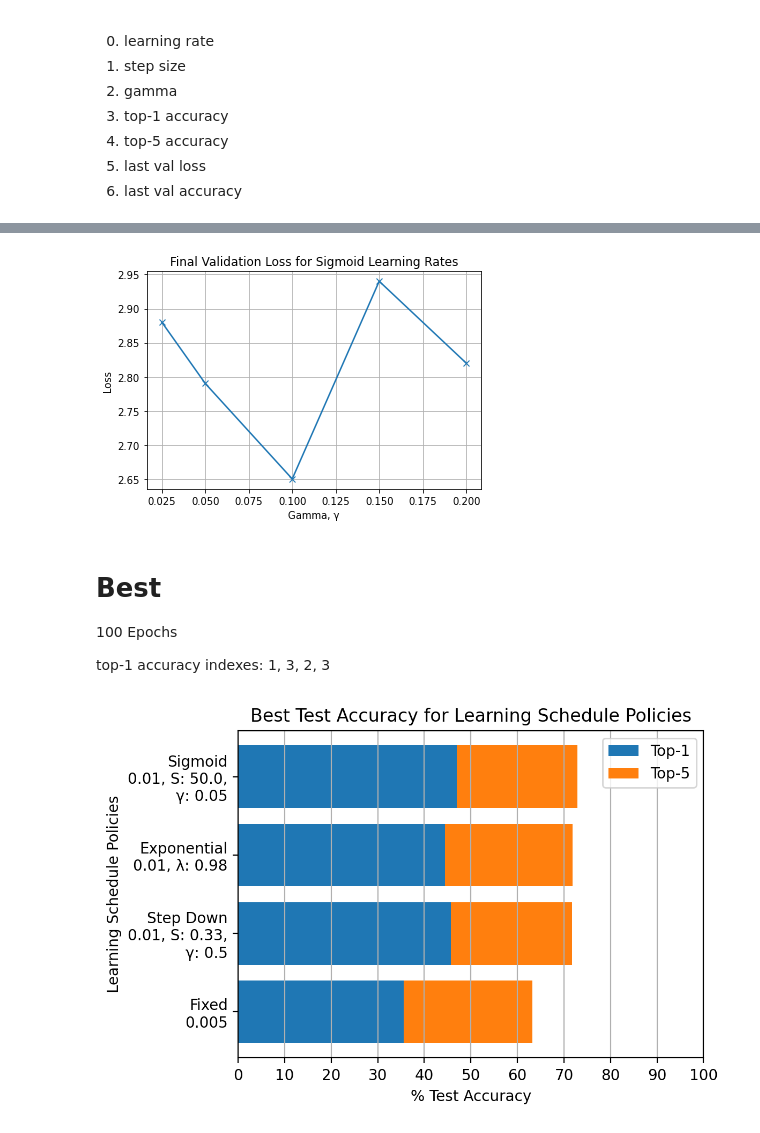
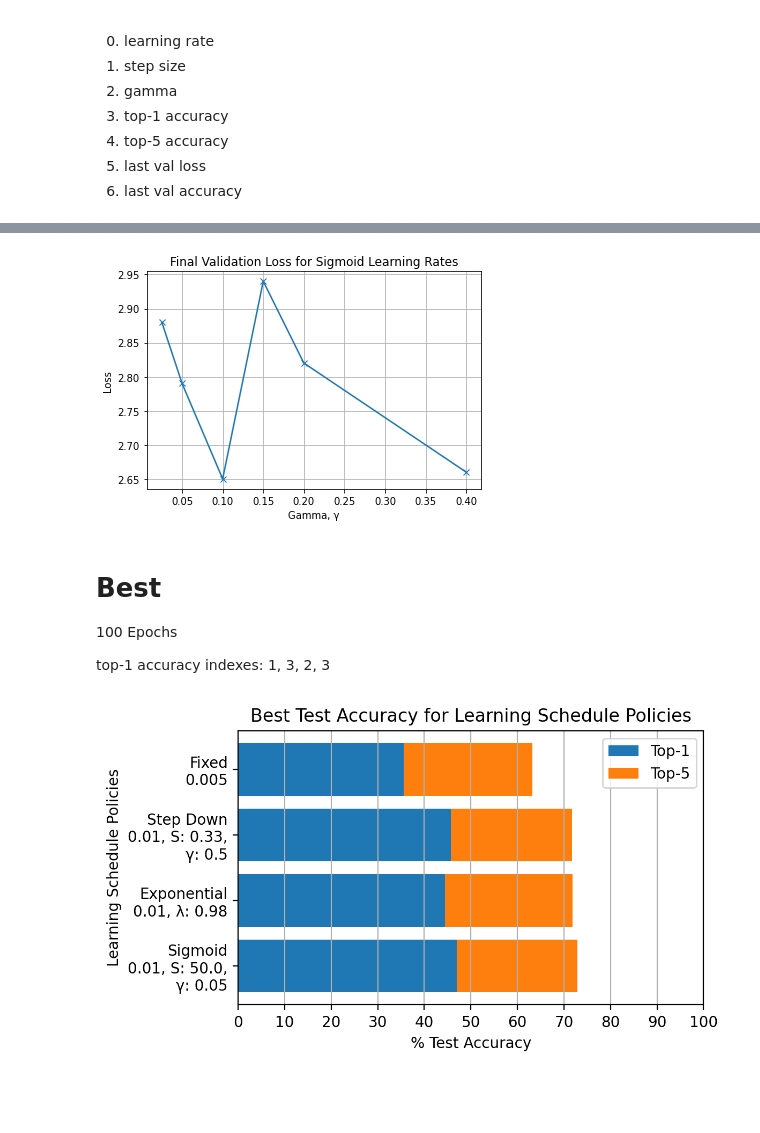
Before and after one commit to Sarsoo/DIGITS-CNN, a Jupyter notebook: cars/lr-investigations/lr.ipynb, the cells around one changed output, grey strips where cells are left out. Saved outputs shown, nothing was run; the diff lists cells and outputs as text; code cells hidden in the pictures; blank space fills up the shorter version.

```diff
--- a/cars/lr-investigations/lr.ipynb
+++ b/cars/lr-investigations/lr.ipynb
@@ -32,10 +32,11 @@ fixed_results_100e = np.array([
     [1e-5, 0.8, 2.1, 5.28, 0.55],
     [1e-4, 2.35, 8.28, 5.00, 2.63],
     [1e-3, 18.47, 40.09, 4.55, 23.41],
+    [2e-3, 28.66, 53.86, 3.94, 33.03],
     [5e-3, 35.52, 63.19, 3.33, 40.93],
     [1e-2, 22.42, 47.19, 3.59, 27.02],
     [5e-2, 2.47, 9.02, 5.07, 2.14],
-    [1e-1, 0.8, 2.53, 5.28, 0.55]
+    [1e-1, 0.80, 2.53, 5.28, 0.55]
 ])
 # %% [markdown]
 ## 100 Epochs
@@ -267,7 +270,8 @@ sig_results = np.array([
     [1e-2, 50, 0.05, 46.94, 72.88, 2.79, 52.94],
     [1e-2, 50, 0.1, 45.95, 73.63, 2.65, 51.29],
     [1e-2, 50, 0.15, 41.94, 68.56, 2.94, 47.49],
-    [1e-2, 50, 0.2, 41.82, 68.13, 2.82, 45.16]
+    [1e-2, 50, 0.2, 41.82, 68.13, 2.82, 45.16],
+    [1e-2, 50, 0.4, 41.57, 68.19, 2.66, 46.81]
 ])
 # %%
 fig = plt.figure(figsize=(5, 4))
@@ -307,7 +311,7 @@ plt.xlabel('Gamma, γ')
 plt.grid()
 plt.show()
 # %% [output]
-[figure, old version]
+[figure, new version]
 # %% [markdown]
 # Best
 
@@ -334,32 +338,35 @@ b_exp = exp_results[np.argmax(exp_results[:, 2])]
 best_top_1_results.append(b_exp[2:4])
 best_labels.append(f'Exponential\n{b_exp[0]}, λ: {b_exp[1]}')
 
 # Sig
 b_sig = sig_results[np.argmax(sig_results[:, 3])]
 best_top_1_results.append(b_sig[3:5])
 best_labels.append(f'Sigmoid\n{b_sig[0]}, S: {b_sig[1]},\nγ: {b_sig[2]}')
 
-fig = plt.figure(figsize=(6, 4))
+best_top_1_results = best_top_1_results[::-1]
+best_labels = best_labels[::-1]
+
+fig = plt.figure(figsize=(6, 3.5))
 fig.set_dpi(fig_dpi)
 
 # print(best_top_1_results)
 # print(best_labels)
 # print(best_top_1_results)
 plt.barh(range(len(best_labels)), [i[0] for i in best_top_1_results], tick_label=best_labels, label='Top-1')
 plt.barh(range(len(best_labels)), [i[1] - i[0] for i in best_top_1_results], tick_label=best_labels, label='Top-5', left=[i[0] for i in best_top_1_results])
 
 plt.legend()
 plt.grid(axis='x')
 plt.title('Best Test Accuracy for Learning Schedule Policies')
 plt.xlabel('% Test Accuracy')
 plt.ylabel('Learning Schedule Policies')
 
 plt.xticks(np.linspace(0, 100, 11))
 plt.xlim(0, 100)
 
 plt.tight_layout()
 plt.savefig('best-barh.png')
 
 plt.show()
 # %% [output]
-[figure, old version]
+[figure, new version]
```
Also changed, not shown: parts of 4 cells of this notebook, 22 other files.
